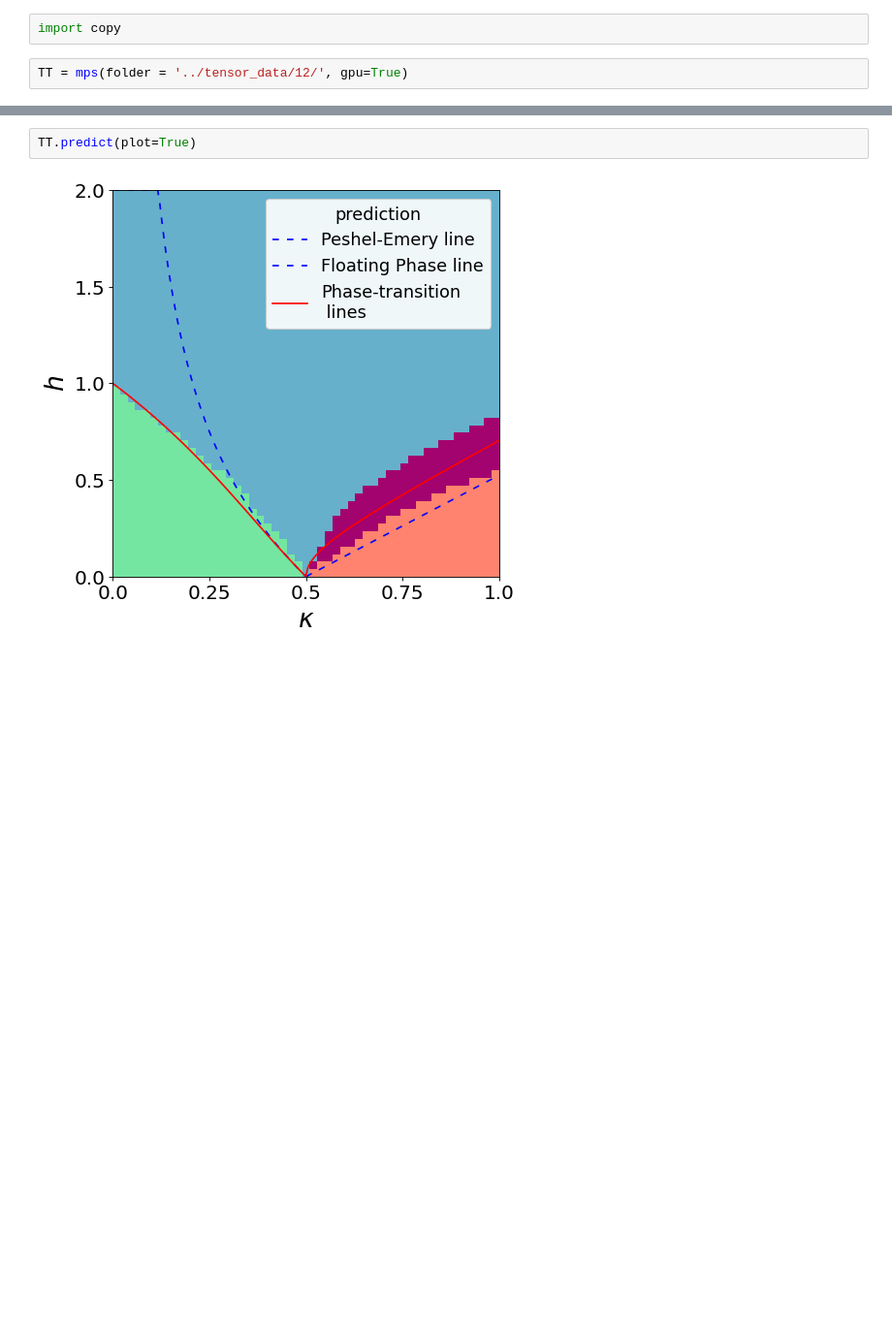
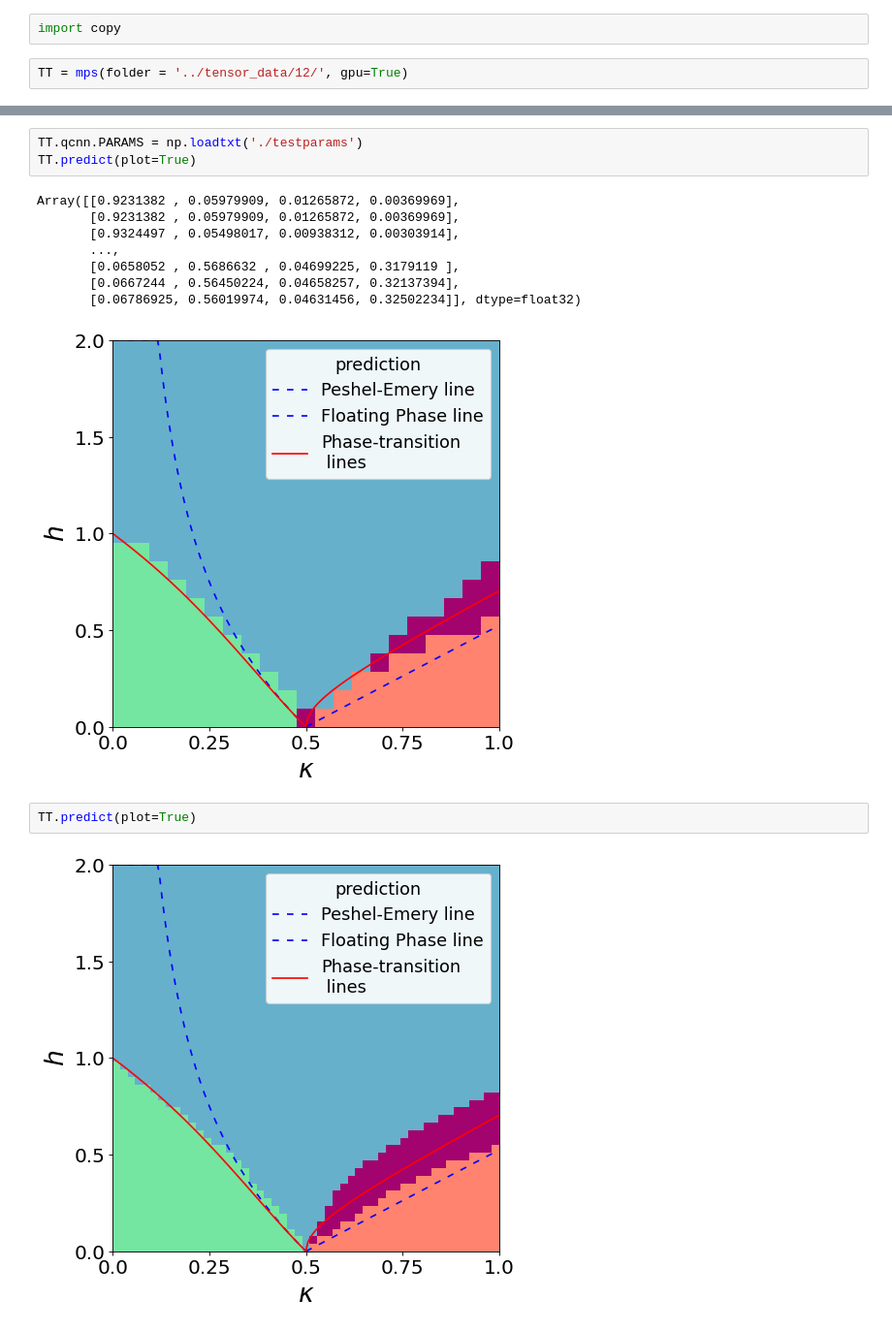
Before and after one commit to SaverioMonaco/ANNNI2, a Jupyter notebook: notebooks/test.ipynb, the cells around one changed output, grey strips where cells are left out. Shown at 97% size. Cells and saved outputs as stored; diff of their text form; blank space fills up the shorter version.

```diff
--- a/notebooks/test.ipynb
+++ b/notebooks/test.ipynb
@@ -508,3 +542,15 @@ TT.predict(plot=True)
+# %%
+TT.qcnn.PARAMS = np.loadtxt('./testparams')
+TT.predict(plot=True)
+# %% [output]
+Array([[0.9231382 , 0.05979909, 0.01265872, 0.00369969],
+       [0.9231382 , 0.05979909, 0.01265872, 0.00369969],
+       [0.9324497 , 0.05498017, 0.00938312, 0.00303914],
+       ...,
+       [0.0658052 , 0.5686632 , 0.04699225, 0.3179119 ],
+       [0.0667244 , 0.56450224, 0.04658257, 0.32137394],
+       [0.06786925, 0.56019974, 0.04631456, 0.32502234]], dtype=float32)
+[figure, added]
 # %%
 TT.predict(plot=True)
 # %% [output]
```
Also changed, not shown: parts of 5 cells of this notebook, 1 other file.
